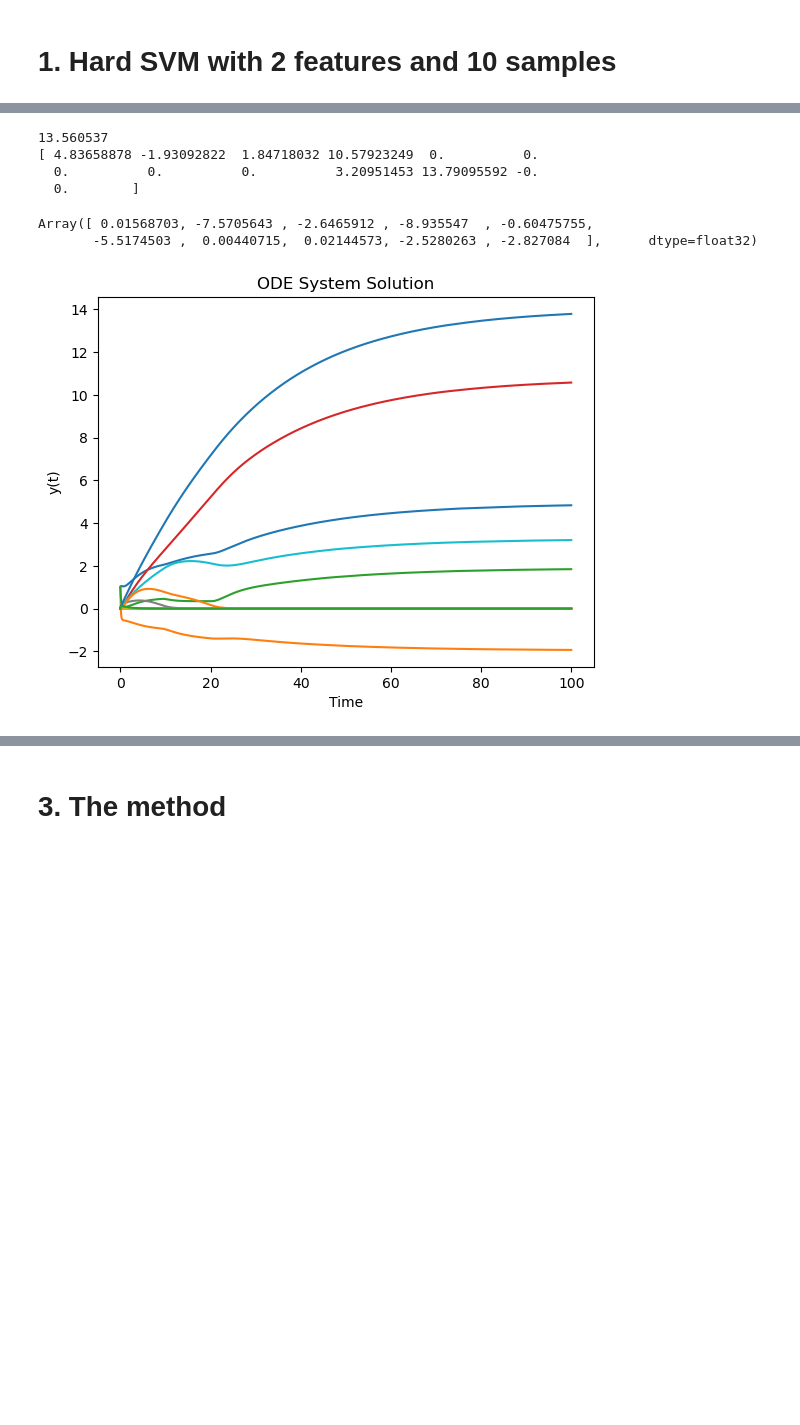
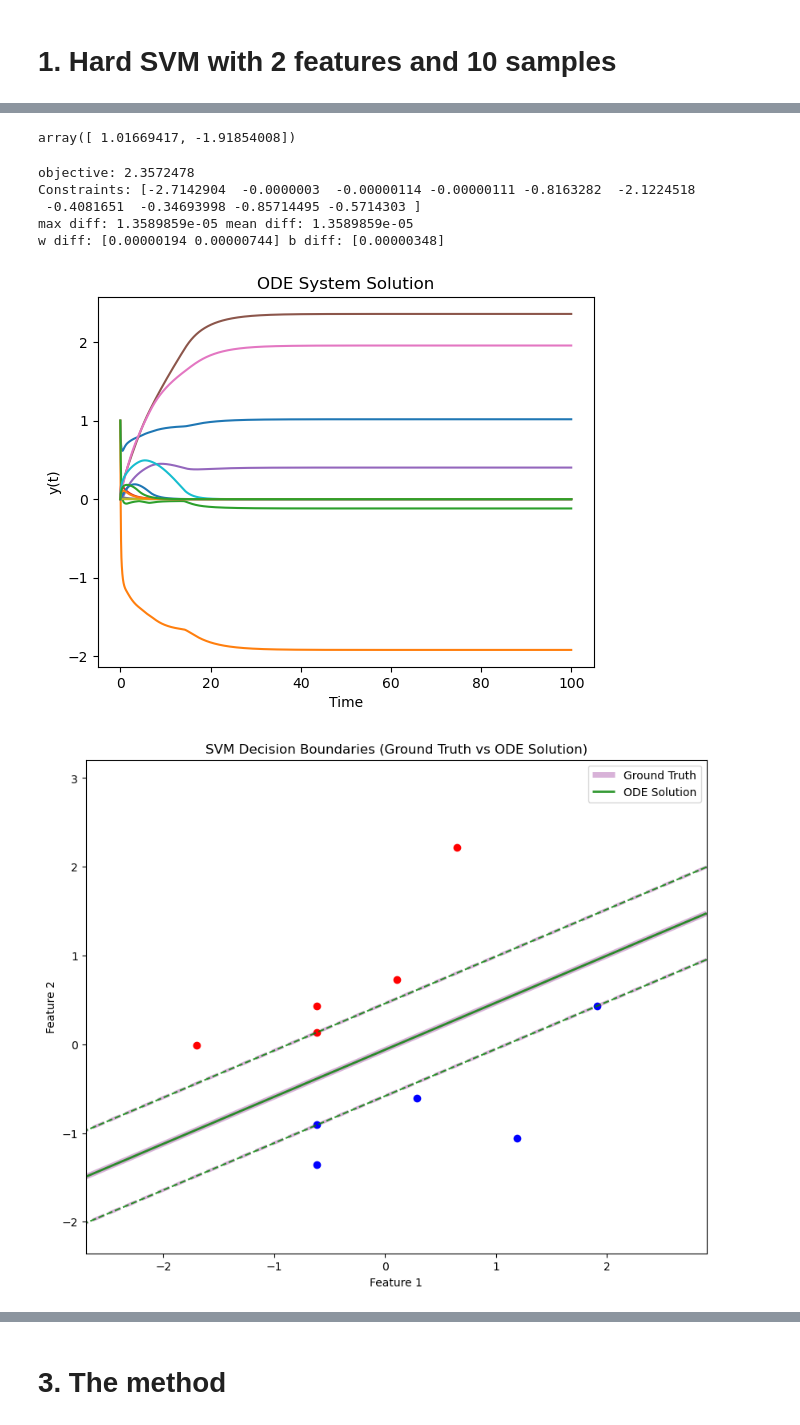
Before and after one commit to vedovati-matteo/master-thesis, a Jupyter notebook: code/svm_test/SVM_hard_2_10.ipynb, the cells around one changed output, grey strips where cells are left out. Cells and saved outputs as stored; diff of their text form; code cells hidden in the pictures; blank space fills up the shorter version.

```diff
--- a/code/svm_test/SVM_hard_2_10.ipynb
+++ b/code/svm_test/SVM_hard_2_10.ipynb
@@ -187,3 +210,7 @@ Optimal b:  [1.89565648]
+# %%
+w.value
+# %% [output]
+array([ 1.01669417, -1.91854008])
 # %%
 nw = selected_X.shape[1]
 nb = 1
@@ -225,39 +252,48 @@ ODE = jit(ODE)
 def evalutation(xu): # metric OuC(x_pred): check if inisde feasable region and return the objective value
     "return  f(x),    if g(x)<=0, f(x)=np.inf, if g(x)>0 "
     x, u= xu[:nx], xu[nx:]
-    if (g(x)<=0.1).all():
+    if (g(x)<=0.001).all():
         obj = f(x)
         #print('g(x) values:', g(x))
     else:
         obj = np.inf
         #print('g(x) values:', g(x))
     return obj
+
+def constraints_diff(g_ODE, g_SCS):
+    return jnp.abs(g_ODE - g_SCS).max()
 # %%
-xu0 = jnp.zeros(NY)
-xu0 = xu0.at[:nw + nb].set(1.0)
+def solve_ODE(xu0, T):
+    sol = solve_ivp(ODE, [0., T], xu0, t_eval=np.arange(0, T, 0.01), method='BDF')
+    result = P(sol.y[:, -1])
+    print("objective:",evalutation(result))
+    print("Constraints:",g(result[:nx]))
+    diff = constraints_diff(g(result[:nx]), g_SCS)
+    print("max diff:", diff.max(), "mean diff:", diff.mean())
+    print("w diff:", jnp.abs(result[:nw] - w.value), "b diff:", jnp.abs(result[nw] - b.value))
 
-sol = solve_ivp(ODE, [0., 100.], xu0, t_eval=np.arange(0, 100, 0.01), method='BDF')
-result = P(sol.y[:, -1])
-print(evalutation(result))
-print(result)
+    return sol, result
-# %% [output]
-13.560537
-[ 4.83658878 -1.93092822  1.84718032 10.57923249  0.          0.
-  0.          0.          0.          3.20951453 13.79095592 -0.
-  0.        ]
-# %%
-g(result[:nx])
-# %% [output]
-Array([ 0.01568703, -7.5705643 , -2.6465912 , -8.935547  , -0.60475755,
-       -5.5174503 ,  0.00440715,  0.02144573, -2.5280263 , -2.827084  ],      dtype=float32)
 # %%
+xu0 = jnp.zeros(NY)
+xu0 = xu0.at[:nw + nb].set(1.0)
+
+sol, result = solve_ODE(xu0, 100)
+
 t_values = sol.t
 y_values = sol.y
 
 plt.plot(t_values, y_values.T)
 plt.xlabel('Time')
 plt.ylabel('y(t)')
 plt.title('ODE System Solution')
 plt.show()
+
+plot_svm_decision_boundary_confrontation(selected_X, selected_y, w.value, b.value, result[:data_X.shape[1]], result[data_X.shape[1]], 0, 1)
 # %% [output]
+objective: 2.3572478
+Constraints: [-2.7142904  -0.0000003  -0.00000114 -0.00000111 -0.8163282  -2.1224518
+ -0.4081651  -0.34693998 -0.85714495 -0.5714303 ]
+max diff: 1.3589859e-05 mean diff: 1.3589859e-05
+w diff: [0.00000194 0.00000744] b diff: [0.00000348]
-[figure, old version]
+[figure, new version]
+[figure, added]
```
Also changed, not shown: parts of 21 cells of this notebook, 11 other files.
